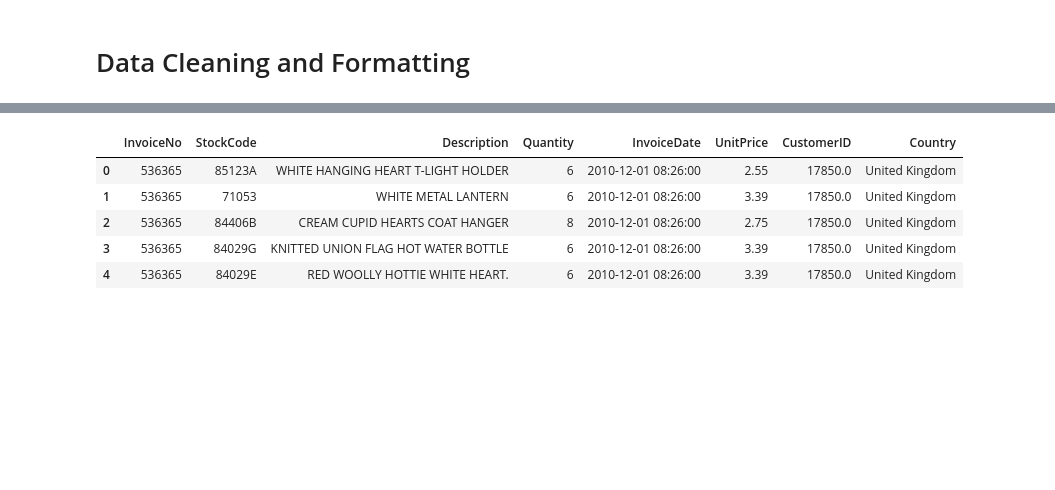
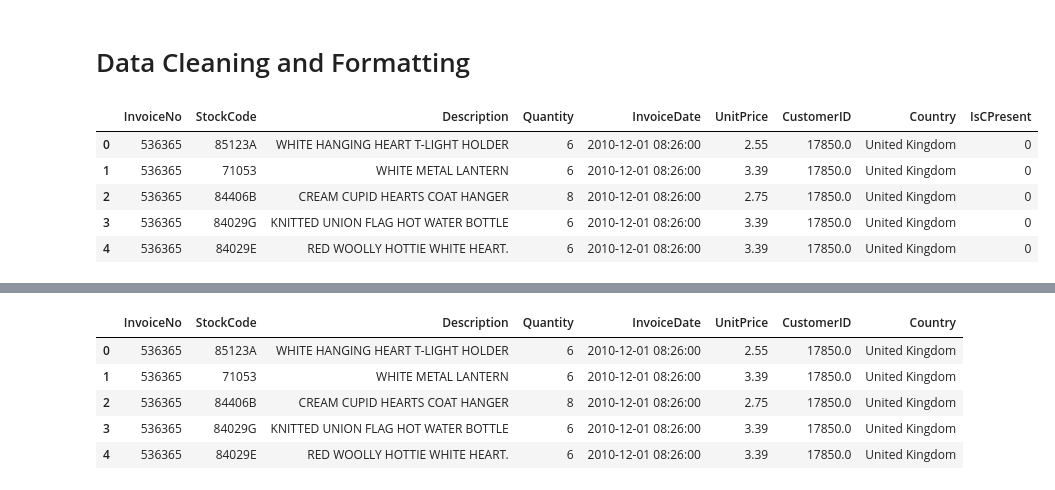
Before and after one commit to Requenamar3/Data-Mining, a Jupyter notebook: Module4. Online Retail HW .ipynb, the cells around one changed output, grey strips where cells are left out. Drawn from its saved outputs; the diff is of its cells as text; code cells hidden in the pictures; blank space fills up the shorter version.

```diff
--- a/Module4. Online Retail HW .ipynb
+++ b/Module4. Online Retail HW .ipynb
@@ -80,2 +136,27 @@ Count of unique customer ids: 4372
 # %% [markdown]
 # Data Cleaning and Formatting
+# %%
+# adds new column to the 'retail' dataframe named 'IsCPresent'.
+
+retail['IsCPresent'] = (
+    # Start with the 'InvoiceNo' column of the 'retail' dataframe
+    retail['InvoiceNo']
+    # Convert the 'InvoiceNo' column to string type to enable string operations
+    .astype(str)
+    # Apply a lambda function to each element in the 'InvoiceNo' column
+    .apply(lambda x:
+           # If 'C' is found in the invoice number string, set the element to 1
+           1 if x.find('C') != -1
+           # Otherwise, if 'C' is not found, set the element to 0
+           else 0
+          )
+)
+# %%
+retail.head()
+# %% [output]
+|  | InvoiceNo | StockCode | Description | Quantity | InvoiceDate | UnitPrice | CustomerID | Country | IsCPresent |
+| 0 | 536365 | 85123A | WHITE HANGING HEART T-LIGHT HOLDER | 6 | 2010-12-01 08:26:00 | 2.55 | 17850.0 | United Kingdom | 0 |
+| 1 | 536365 | 71053 | WHITE METAL LANTERN | 6 | 2010-12-01 08:26:00 | 3.39 | 17850.0 | United Kingdom | 0 |
+| 2 | 536365 | 84406B | CREAM CUPID HEARTS COAT HANGER | 8 | 2010-12-01 08:26:00 | 2.75 | 17850.0 | United Kingdom | 0 |
+| 3 | 536365 | 84029G | KNITTED UNION FLAG HOT WATER BOTTLE | 6 | 2010-12-01 08:26:00 | 3.39 | 17850.0 | United Kingdom | 0 |
+| 4 | 536365 | 84029E | RED WOOLLY HOTTIE WHITE HEART. | 6 | 2010-12-01 08:26:00 | 3.39 | 17850.0 | United Kingdom | 0 |
```
Also changed, not shown: parts of 15 cells of this notebook.
